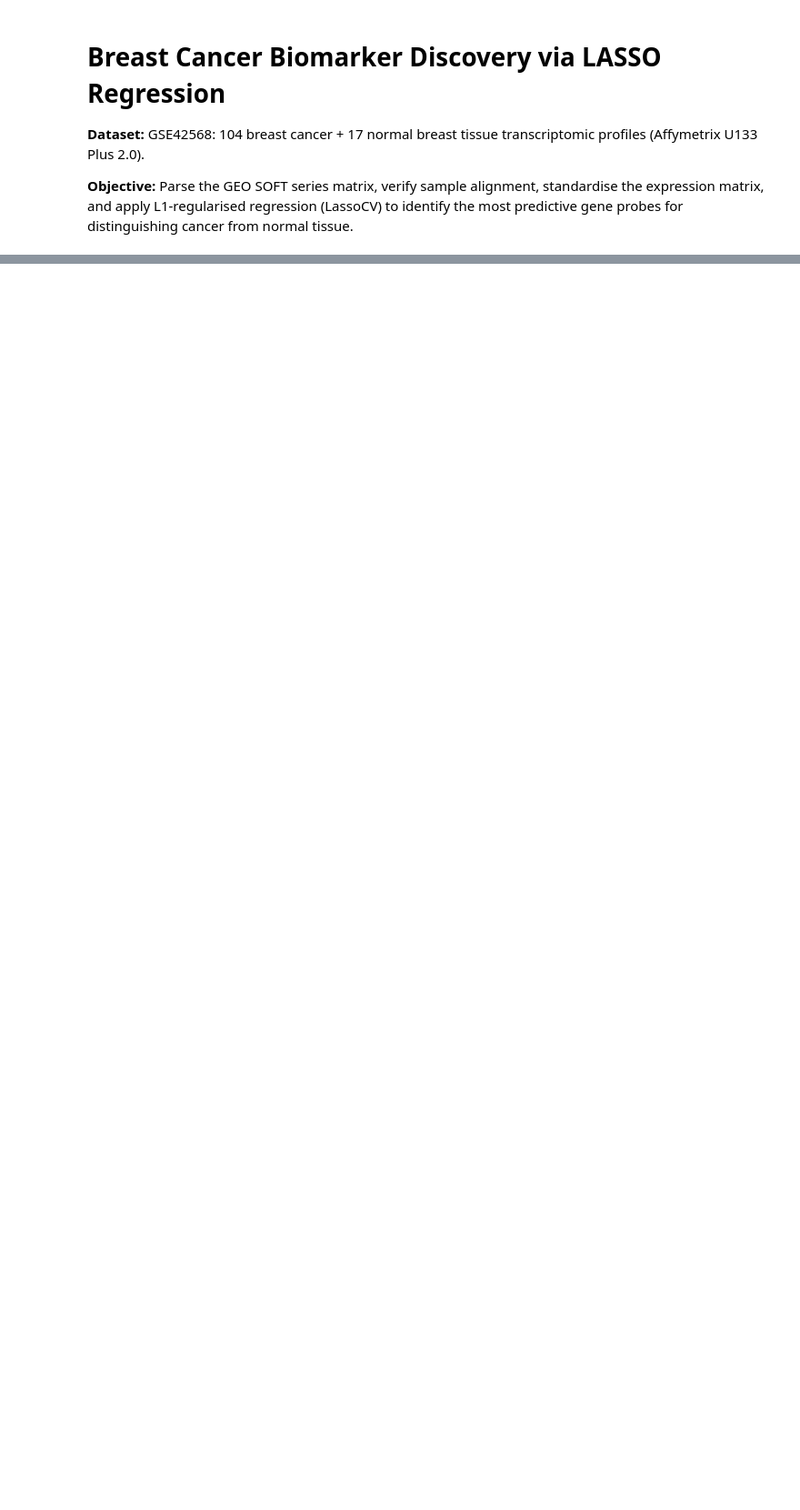
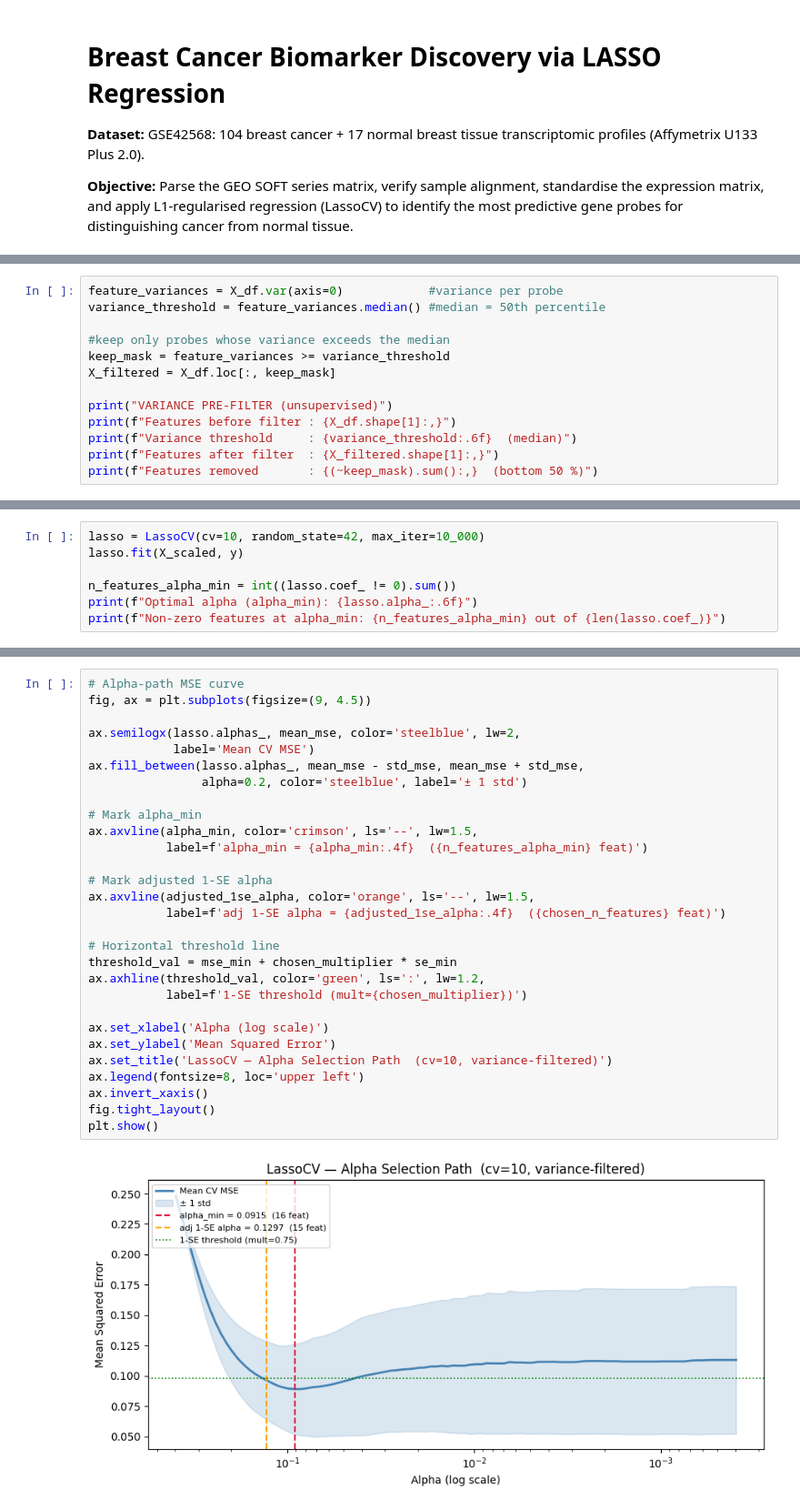
Before and after one commit to Xerass/breast-cancer-biomarker-analysis, a Jupyter notebook: analysis.ipynb, the cells around one changed output, grey strips where cells are left out. Shown at 91% size. Drawn from its saved outputs; the diff is of its cells as text; blank space fills up the shorter version.

```diff
--- a/analysis.ipynb
+++ b/analysis.ipynb
@@ -473,0 +246,13 @@ plt.show()
+# %%
+feature_variances = X_df.var(axis=0)            #variance per probe
+variance_threshold = feature_variances.median() #median = 50th percentile
+
+#keep only probes whose variance exceeds the median
+keep_mask = feature_variances >= variance_threshold
+X_filtered = X_df.loc[:, keep_mask]
+
+print("VARIANCE PRE-FILTER (unsupervised)")
+print(f"Features before filter : {X_df.shape[1]:,}")
+print(f"Variance threshold     : {variance_threshold:.6f}  (median)")
+print(f"Features after filter  : {X_filtered.shape[1]:,}")
+print(f"Features removed       : {(~keep_mask).sum():,}  (bottom 50 %)")
@@ -473,0 +345,7 @@ plt.show()
+# %%
+lasso = LassoCV(cv=10, random_state=42, max_iter=10_000)
+lasso.fit(X_scaled, y)
+
+n_features_alpha_min = int((lasso.coef_ != 0).sum())
+print(f"Optimal alpha (alpha_min): {lasso.alpha_:.6f}")
+print(f"Non-zero features at alpha_min: {n_features_alpha_min} out of {len(lasso.coef_)}")
@@ -473,0 +570,31 @@ plt.show()
+# %%
+# Alpha-path MSE curve
+fig, ax = plt.subplots(figsize=(9, 4.5))
+
+ax.semilogx(lasso.alphas_, mean_mse, color='steelblue', lw=2,
+            label='Mean CV MSE')
+ax.fill_between(lasso.alphas_, mean_mse - std_mse, mean_mse + std_mse,
+                alpha=0.2, color='steelblue', label='± 1 std')
+
+# Mark alpha_min
+ax.axvline(alpha_min, color='crimson', ls='--', lw=1.5,
+           label=f'alpha_min = {alpha_min:.4f}  ({n_features_alpha_min} feat)')
+
+# Mark adjusted 1-SE alpha
+ax.axvline(adjusted_1se_alpha, color='orange', ls='--', lw=1.5,
+           label=f'adj 1-SE alpha = {adjusted_1se_alpha:.4f}  ({chosen_n_features} feat)')
+
+# Horizontal threshold line
+threshold_val = mse_min + chosen_multiplier * se_min
+ax.axhline(threshold_val, color='green', ls=':', lw=1.2,
+           label=f'1-SE threshold (mult={chosen_multiplier})')
+
+ax.set_xlabel('Alpha (log scale)')
+ax.set_ylabel('Mean Squared Error')
+ax.set_title('LassoCV — Alpha Selection Path  (cv=10, variance-filtered)')
+ax.legend(fontsize=8, loc='upper left')
+ax.invert_xaxis()
+fig.tight_layout()
+plt.show()
+# %% [output]
+[figure, added]
```
Also changed, not shown: parts of 52 cells of this notebook, 1 other file.
